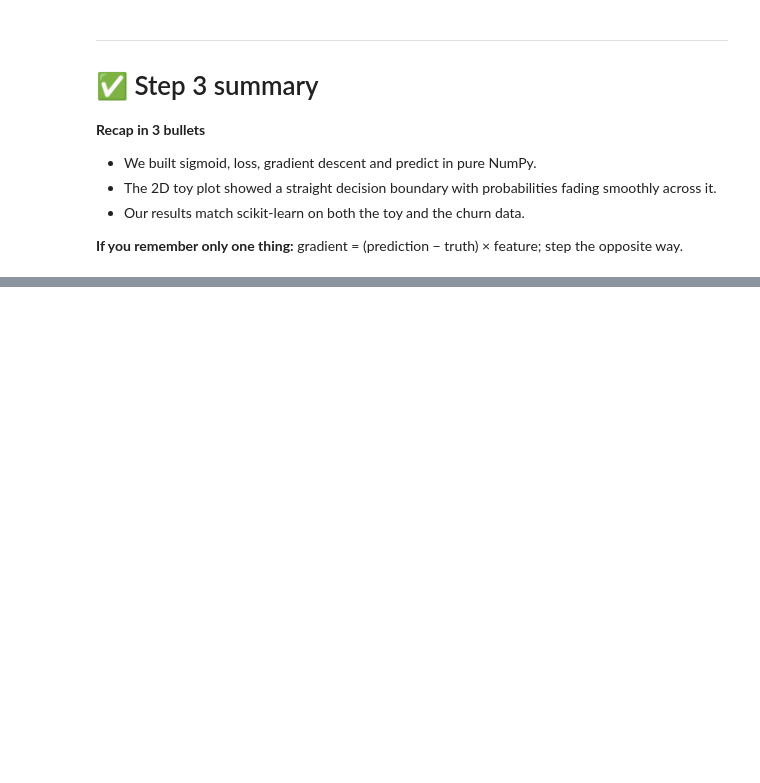
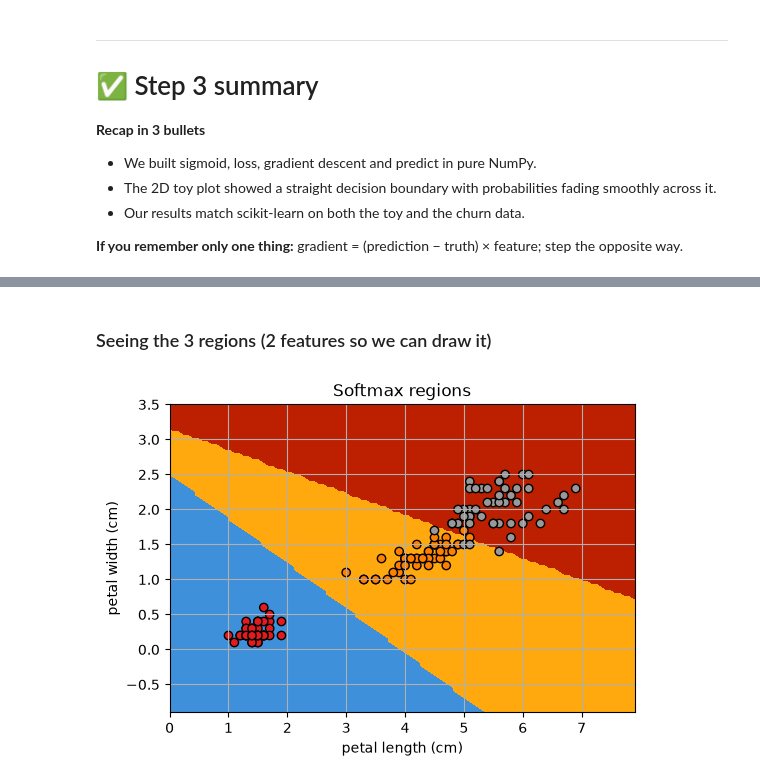
Before and after one commit to Arnav-Shrivastava/logistic-regression-zero-to-one, a Jupyter notebook: logistic_regression_zero_to_one.ipynb, the cells around one changed output, grey strips where cells are left out. Cells and saved outputs as stored; diff of their text form; code cells hidden in the pictures; blank space fills up the shorter version.

```diff
--- a/logistic_regression_zero_to_one.ipynb
+++ b/logistic_regression_zero_to_one.ipynb
@@ -1025,0 +1241,11 @@ sklearn adds a regularisation penalty by default; our scratch model has none. A
+# %% [markdown]
+### Seeing the 3 regions (2 features so we can draw it)
+# %%
+from sklearn.inspection import DecisionBoundaryDisplay
+X2 = iris.data[:, 2:4]                                          # petal length, petal width
+m2 = make_pipeline(StandardScaler(), LogisticRegression(max_iter=1000)).fit(X2, iris.target)
+DecisionBoundaryDisplay.from_estimator(m2, X2, cmap="Pastel1", response_method="predict",
+                                       xlabel="petal length (cm)", ylabel="petal width (cm)")
+plt.scatter(X2[:, 0], X2[:, 1], c=iris.target, cmap="Set1", edgecolor="k"); plt.title("Softmax regions"); plt.show()
+# %% [output]
+[figure, added]
```
Also changed, not shown: parts of 31 cells of this notebook.
